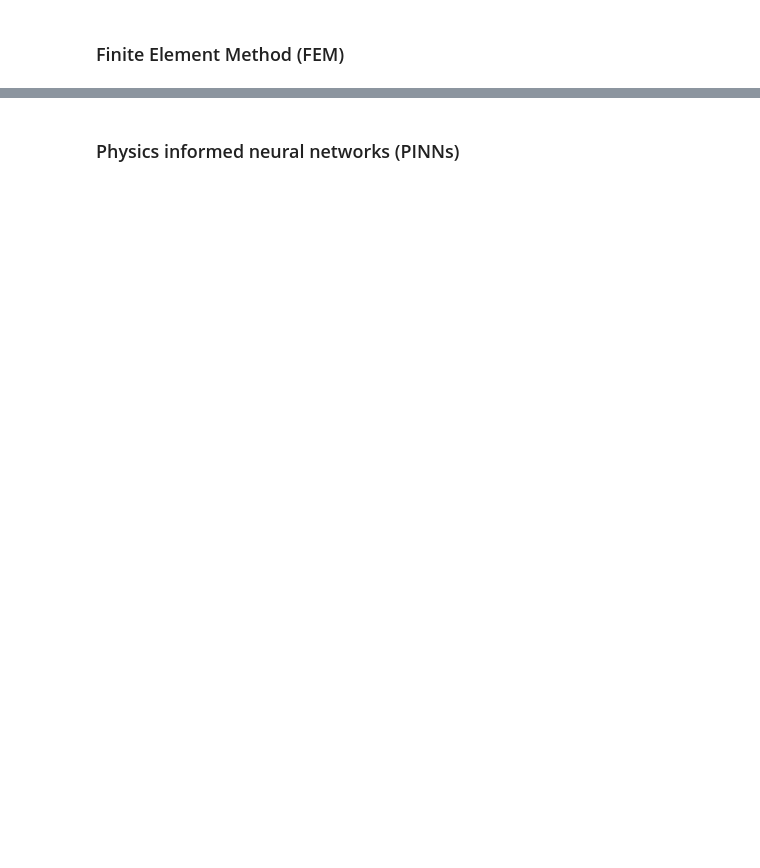
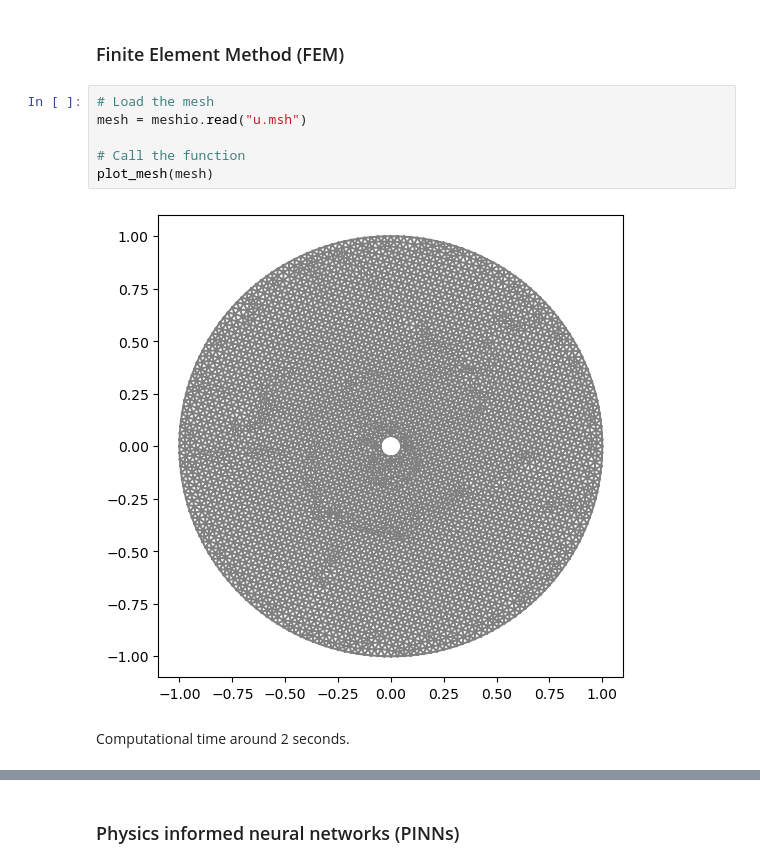
Before and after one commit to oscar-rincon/scattering-problem, a Jupyter notebook: main/plot_scat_cylinder.ipynb, the cells around one changed output, grey strips where cells are left out. Cells and saved outputs as stored; diff of their text form; blank space fills up the shorter version.

```diff
--- a/main/plot_scat_cylinder.ipynb
+++ b/main/plot_scat_cylinder.ipynb
@@ -62,2 +32,12 @@ plt.show()
 # %% [markdown]
 ### Finite Element Method (FEM)
+# %%
+# Load the mesh
+mesh = meshio.read("u.msh")
+
+# Call the function
+plot_mesh(mesh)
+# %% [output]
+[figure, added]
+# %% [markdown]
+Computational time around 2 seconds.
```
Also changed, not shown: parts of 7 cells of this notebook, 18 other files.
